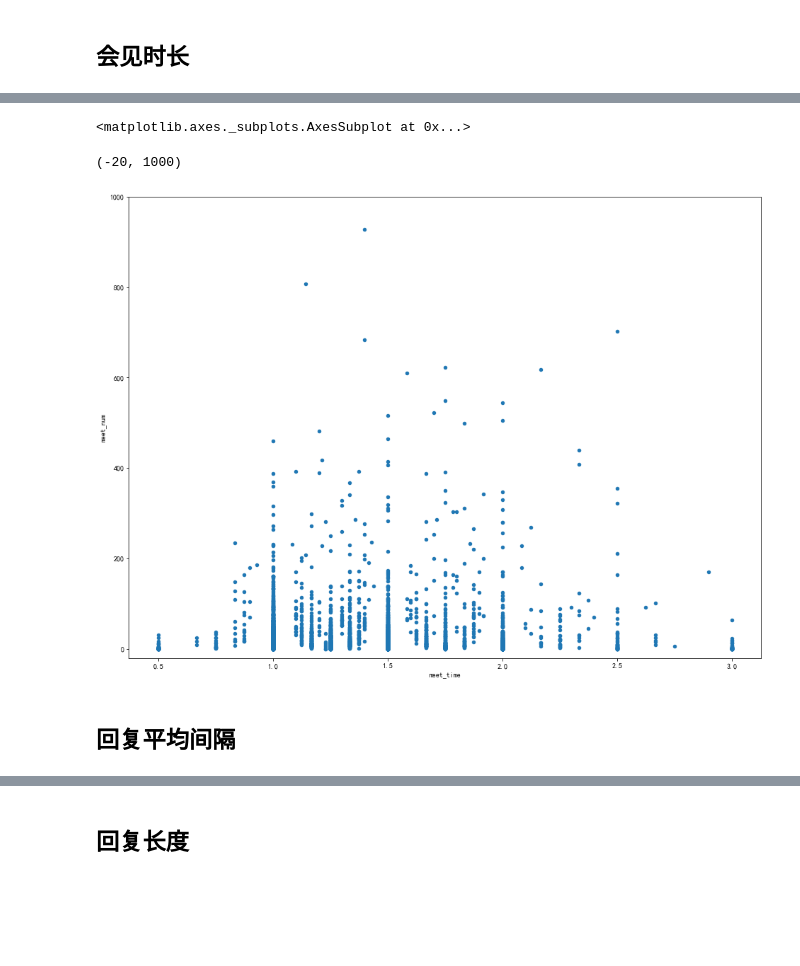
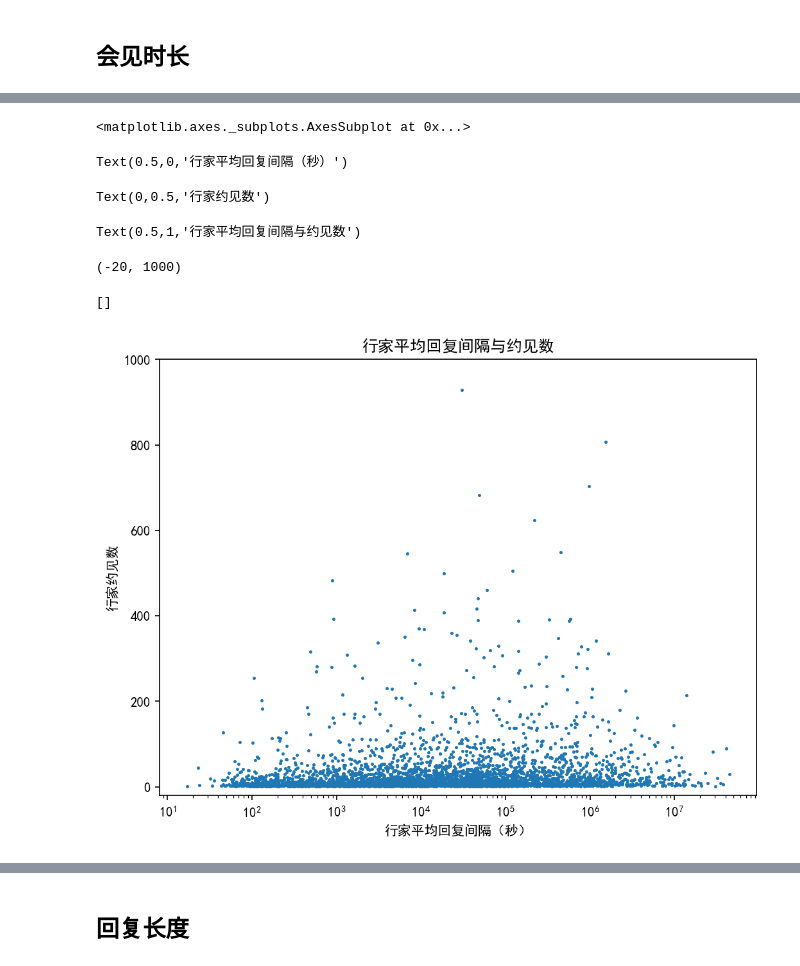
Before and after one commit to wymintage/zaih_analysis, a Jupyter notebook: zaih_analysis/zaih_analysis_3.ipynb, the cells around one changed output, grey strips where cells are left out. Saved outputs shown, nothing was run; the diff lists cells and outputs as text; code cells hidden in the pictures; blank space fills up the shorter version.

Commit message:
add images of part 2

```diff
--- a/zaih_analysis/zaih_analysis_3.ipynb
+++ b/zaih_analysis/zaih_analysis_3.ipynb
@@ -239,23 +428,0 @@ Name: meet_num, dtype: int32
-# %%
-mentor_topic = mentor[['mentor_id_PK']]
-mentor_topic_count = topic[['mentor_id', 'topic_id_PK']].groupby(['mentor_id']).count()
-mentor_topic_count = mentor_topic_count.rename(index=str, columns={'topic_id_PK': 'topic_count'})
-mentor_topic = pd.merge(mentor_topic, mentor_topic_count, how='left', left_on='mentor_id_PK', right_index=True)
-mentor_topic = pd.merge(mentor_topic, mentor_date[['meet_num','mentor_id_PK']],how='left')
-mentor_topic = mentor_topic.sort_values(['topic_count', 'mentor_id_PK'], ascending=False)
-mentor_topic.meet_num = mentor_topic.meet_num.fillna(0)
-mentor_topic['meet_num_per_topic'] = mentor_topic.meet_num / mentor_topic['topic_count'].astype(int)
-
-# 分组
-mentor_topic_group = mentor_topic.groupby(['topic_count'])
-
-# _c = calculate
-mentor_topic_group_c = pd.merge(mentor_topic_group.mentor_id_PK.count().to_frame(),
-                                mentor_topic_group.meet_num.sum().to_frame(),
-                               left_index=True,
-                               right_index=True)
-mentor_topic_group_c['meet_per_mentor'] = mentor_topic_group_c['meet_num'] / mentor_topic_group_c['mentor_id_PK'].astype(int)
-
-mentor_topic_group_c = mentor_topic_group_c.append(pd.Series(mentor_topic_group_c.sum().T, name='sum'))
-mentor_topic_group_c.iloc[8,2] = np.nan
-#mentor_topic_group_c
@@ -440,19 +924,24 @@ plt.show()
 # %%
 # 回复数与约见数的散点图
-fig = plt.figure()
-fig.set_size_inches(16, 12)
+fig = plt.figure(dpi=150)
+fig.set_size_inches(8, 6)
 
 ax1 = fig.add_subplot(1, 1, 1)
 
-mentor_meet_time.plot(x='meet_time', y='meet_num',ax=ax1, grid=False, kind='scatter')
-
+reply_invl.plot(x='interval', y='meet_num',ax=ax1, grid=False, kind='scatter',s=2)
+plt.xlabel('行家平均回复间隔（秒）')
+plt.ylabel('行家约见数')
+plt.title('行家平均回复间隔与约见数')
 plt.ylim(-20, 1000)
-#plt.xlim(-20, 300)
+plt.semilogx(basex=10)
+#plt.xlim(-20, 100000)
 
 plt.show()
 # %% [output]
 <matplotlib.axes._subplots.AxesSubplot at 0x...>
-(-20, 1000)
+Text(0.5,0,'行家平均回复间隔（秒）')
+Text(0,0.5,'行家约见数')
+Text(0.5,1,'行家平均回复间隔与约见数')
+(-20, 1000)
+[]
-[figure, old version]
+[figure, new version]
-# %% [markdown]
-## 回复平均间隔
```
Also changed, not shown: parts of 45 cells of this notebook, 32 other files.
